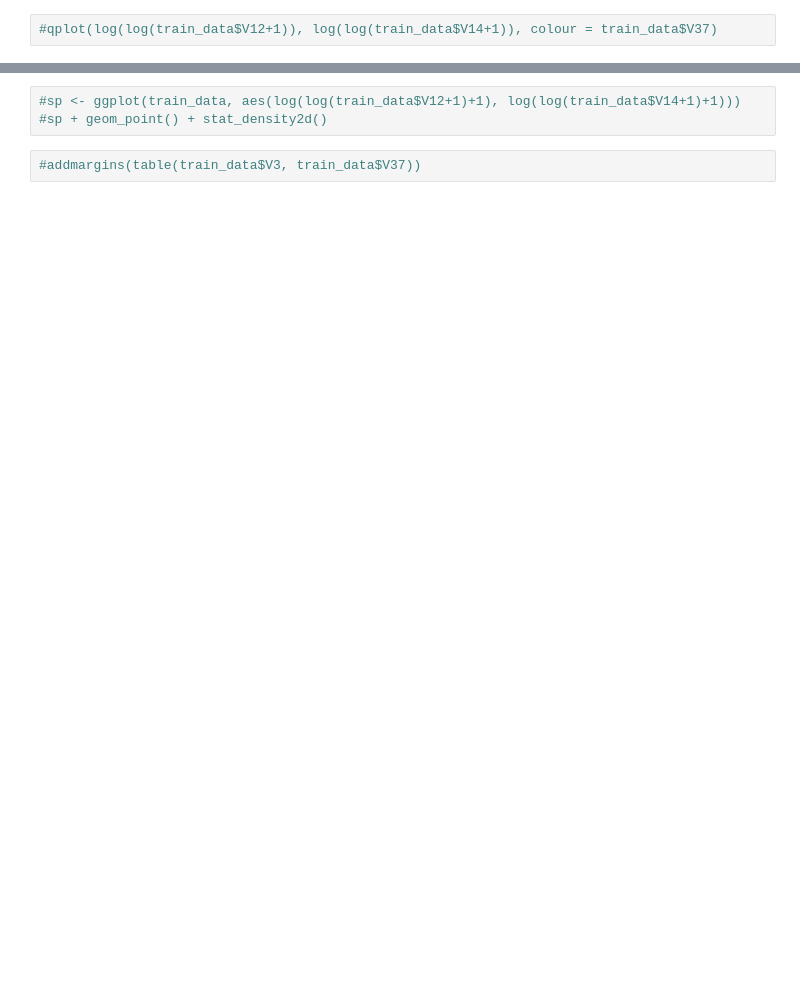
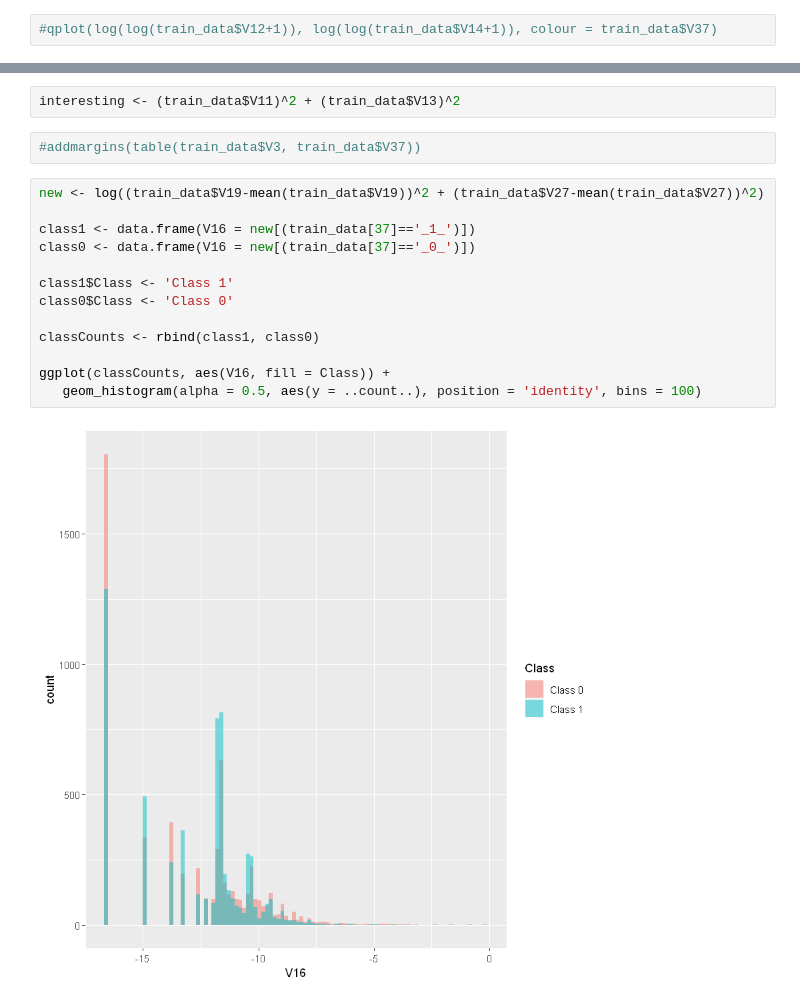
Before and after one commit to gmestre98/Data-Mining-First-Project, a Jupyter notebook: Project_1.ipynb, the cells around one changed output, grey strips where cells are left out. Cells and saved outputs as stored; diff of their text form; blank space fills up the shorter version.

```diff
--- a/Project_1.ipynb
+++ b/Project_1.ipynb
@@ -83,6 +124,20 @@ plot_correlation(train_data[, 7:37])
-# %%
-#sp <- ggplot(train_data, aes(log(log(train_data$V12+1)+1), log(log(train_data$V14+1)+1)))
-#sp + geom_point() + stat_density2d()
+# %%
+interesting <- (train_data$V11)^2 + (train_data$V13)^2
 # %%
 #addmargins(table(train_data$V3, train_data$V37))
+# %%
+new <- log((train_data$V19-mean(train_data$V19))^2 + (train_data$V27-mean(train_data$V27))^2)
+
+class1 <- data.frame(V16 = new[(train_data[37]=='_1_')])
+class0 <- data.frame(V16 = new[(train_data[37]=='_0_')])
+
+class1$Class <- 'Class 1'
+class0$Class <- 'Class 0'
+
+classCounts <- rbind(class1, class0)
+
+ggplot(classCounts, aes(V16, fill = Class)) +
+   geom_histogram(alpha = 0.5, aes(y = ..count..), position = 'identity', bins = 100)
+# %% [output]
+[figure, added]
 # %%
```
Also changed, not shown: parts of 6 cells of this notebook.
